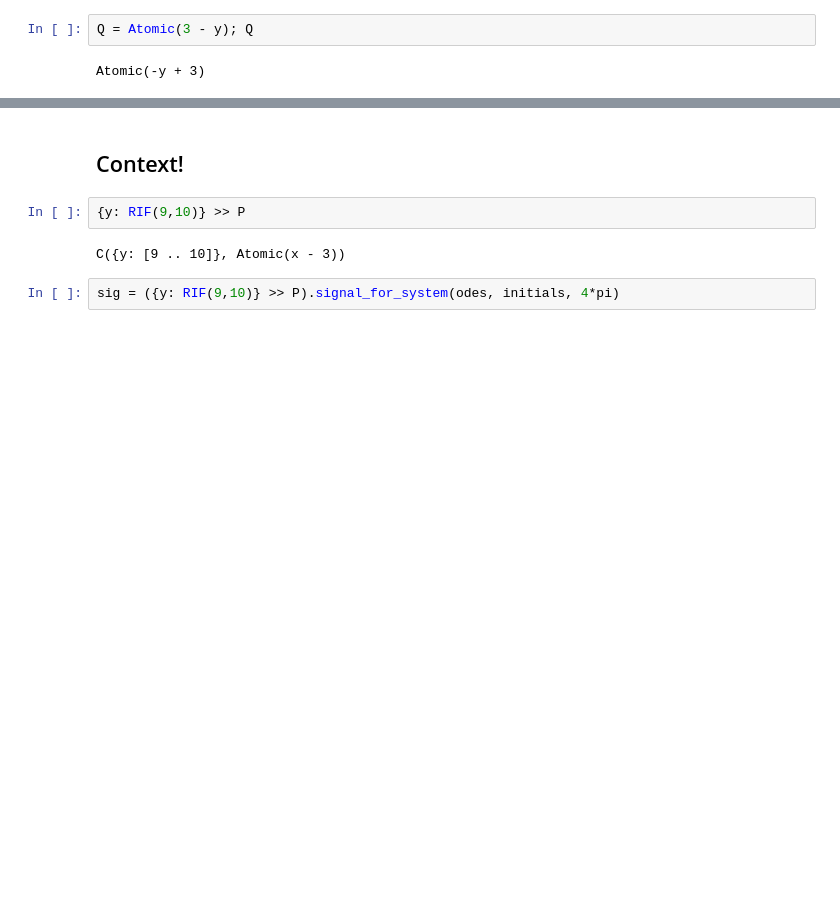
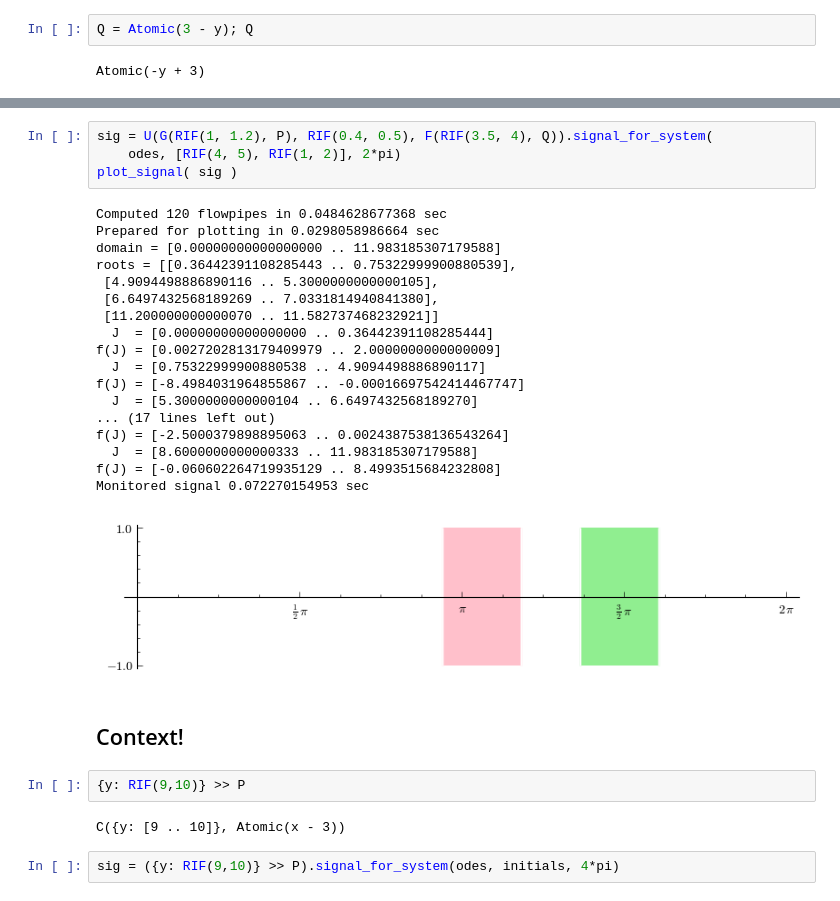
Before and after one commit to twright/Logic-of-Behaviour-in-Uncertain-Contexts, a Jupyter notebook: ULBC2.ipynb, the cells around one changed output, grey strips where cells are left out. Cells and saved outputs as stored; diff of their text form; blank space fills up the shorter version.

```diff
--- a/ULBC2.ipynb
+++ b/ULBC2.ipynb
@@ -174,4 +174,27 @@ Monitored signal 0.0849814414978 sec
 [figure]
+# %%
+sig = U(G(RIF(1, 1.2), P), RIF(0.4, 0.5), F(RIF(3.5, 4), Q)).signal_for_system(
+    odes, [RIF(4, 5), RIF(1, 2)], 2*pi)
+plot_signal( sig )
+# %% [output]
+Computed 120 flowpipes in 0.0484628677368 sec
+Prepared for plotting in 0.0298058986664 sec
+domain = [0.00000000000000000 .. 11.983185307179588]
+roots = [[0.36442391108285443 .. 0.75322999900880539],
+ [4.9094498886890116 .. 5.3000000000000105],
+ [6.6497432568189269 .. 7.0331814940841380],
+ [11.200000000000070 .. 11.582737468232921]]
+  J  = [0.00000000000000000 .. 0.36442391108285444]
+f(J) = [0.0027202813179409979 .. 2.0000000000000009]
+  J  = [0.75322999900880538 .. 4.9094498886890117]
+f(J) = [-8.4984031964855867 .. -0.00016697542414467747]
+  J  = [5.3000000000000104 .. 6.6497432568189270]
+... (17 lines left out)
+f(J) = [-2.5000379898895063 .. 0.0024387538136543264]
+  J  = [8.6000000000000333 .. 11.983185307179588]
+f(J) = [-0.060602264719935129 .. 8.4993515684232808]
+Monitored signal 0.072270154953 sec
+[figure, added]
 # %% [markdown]
 ## Context!
 # %%
```
Also changed, not shown: parts of 8 cells of this notebook, 3 other files.
